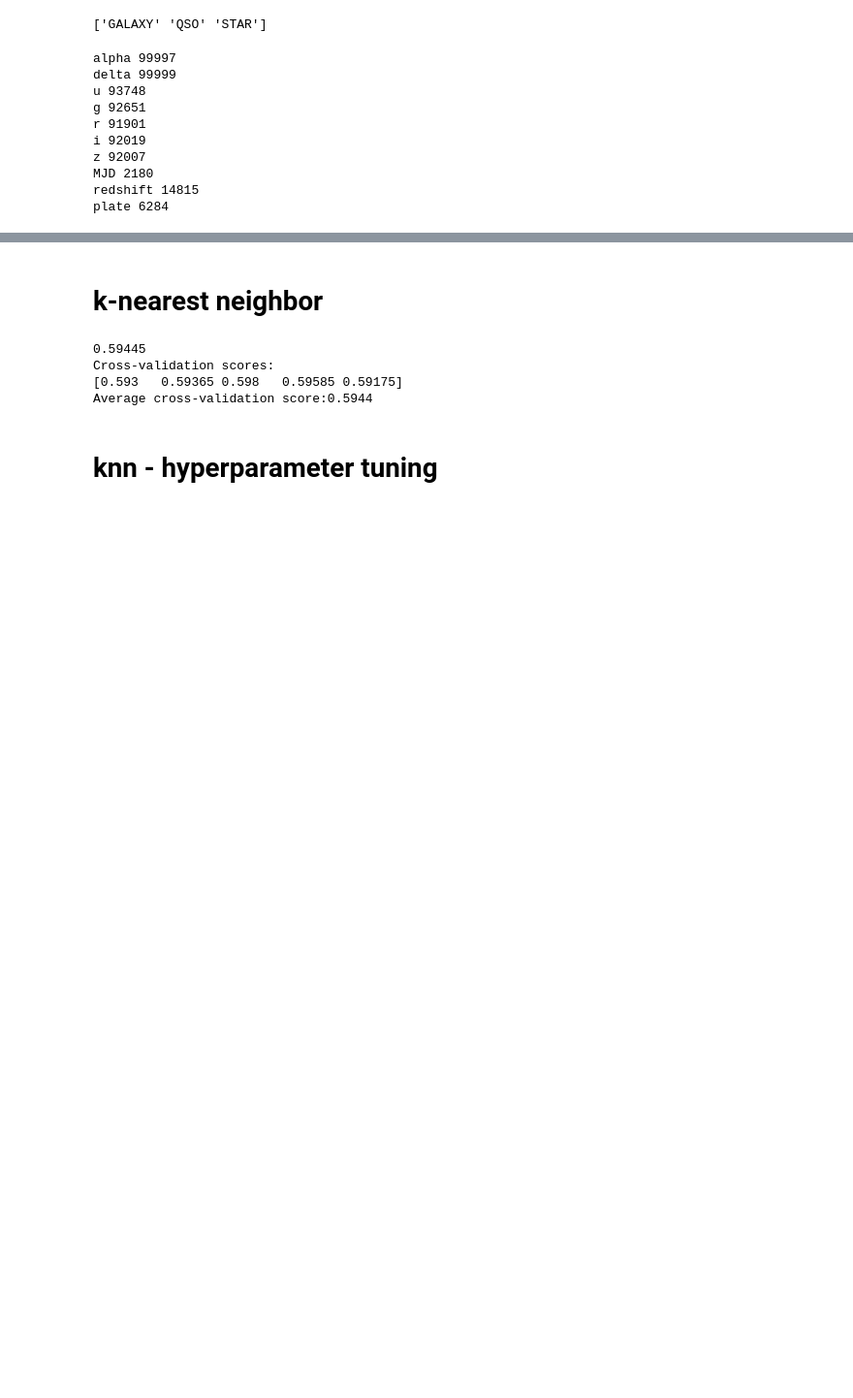
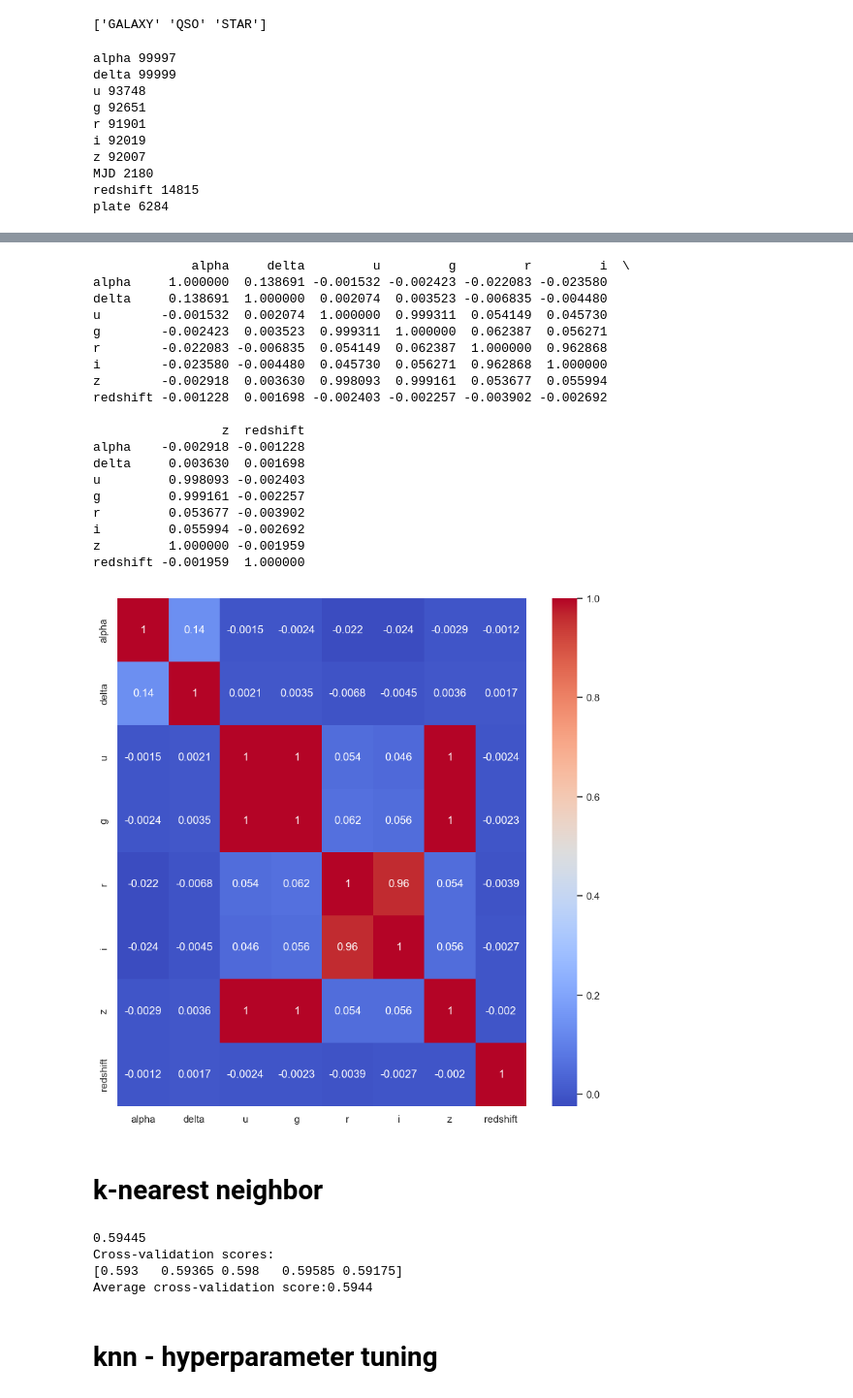
Before and after one commit to MaximosMp/IML_A2, a Jupyter notebook: IML_A2/dimensionality_reduction_a2.ipynb, the cells around one changed output, grey strips where cells are left out. Shown at 97% size. Cells and saved outputs as stored; diff of their text form; code cells hidden in the pictures; blank space fills up the shorter version.

```diff
--- a/IML_A2/dimensionality_reduction_a2.ipynb
+++ b/IML_A2/dimensionality_reduction_a2.ipynb
@@ -41,3 +130,33 @@ plate 6284
+# %%
+# find the correlation matrix
+corr = df_clean.corr()
+print(corr)
+
+# plot the correlation matrix
+plt.figure(figsize=(10,10))
+sns.heatmap(corr, annot=True, cmap='coolwarm')
+plt.show()
+# %% [output]
+             alpha     delta         u         g         r         i  \
+alpha     1.000000  0.138691 -0.001532 -0.002423 -0.022083 -0.023580
+delta     0.138691  1.000000  0.002074  0.003523 -0.006835 -0.004480
+u        -0.001532  0.002074  1.000000  0.999311  0.054149  0.045730
+g        -0.002423  0.003523  0.999311  1.000000  0.062387  0.056271
+r        -0.022083 -0.006835  0.054149  0.062387  1.000000  0.962868
+i        -0.023580 -0.004480  0.045730  0.056271  0.962868  1.000000
+z        -0.002918  0.003630  0.998093  0.999161  0.053677  0.055994
+redshift -0.001228  0.001698 -0.002403 -0.002257 -0.003902 -0.002692
+
+                 z  redshift
+alpha    -0.002918 -0.001228
+delta     0.003630  0.001698
+u         0.998093 -0.002403
+g         0.999161 -0.002257
+r         0.053677 -0.003902
+i         0.055994 -0.002692
+z         1.000000 -0.001959
+redshift -0.001959  1.000000
+[figure, added]
 # %% [markdown]
 # k-nearest neighbor
 # %%
```
Also changed, not shown: parts of 11 cells of this notebook.
